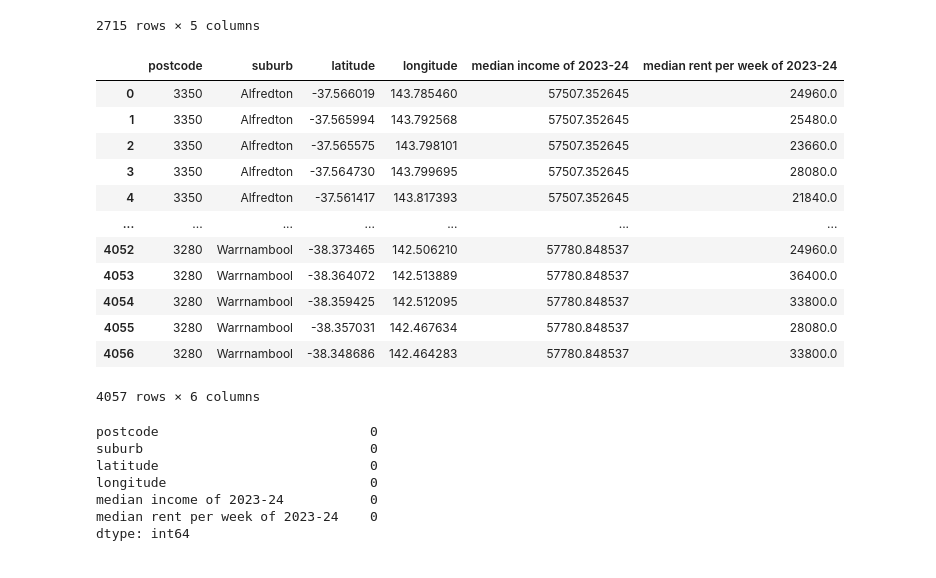
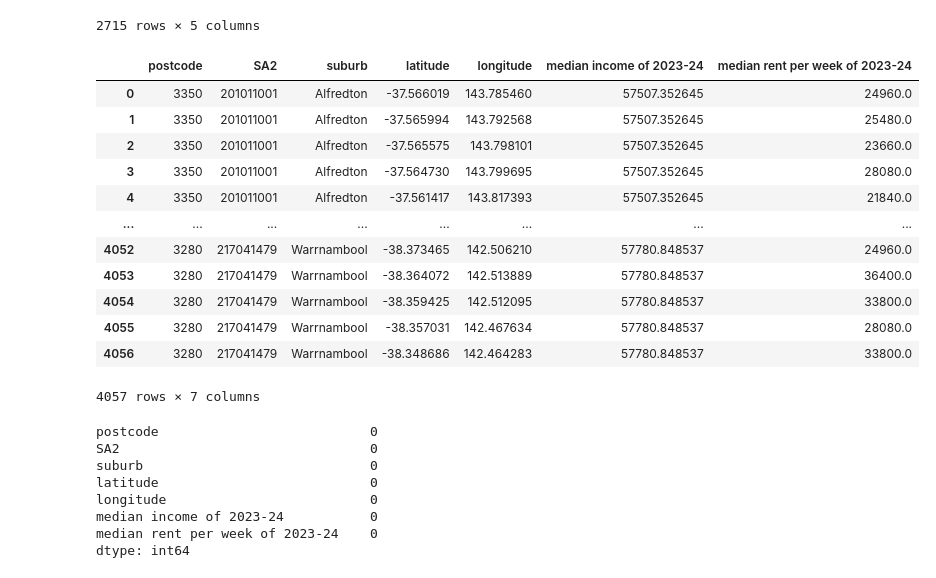
Before and after one commit to MAST30034-AppliedDataScience/project-2-group-real-estate-industry-project-7, a Jupyter notebook: notebooks/affordable.ipynb, the cells around one changed output. Drawn from its saved outputs; the diff is of its cells as text; code cells hidden in the pictures.

```diff
--- a/notebooks/affordable.ipynb
+++ b/notebooks/affordable.ipynb
@@ -102,7 +102,7 @@ yearly_income
 895 rows × 15 columns
 # %%
 # select the column we need
-yearly_income_selected = pd.DataFrame(yearly_income, columns=["postcode", "median income of 2023-24"])
+yearly_income_selected = pd.DataFrame(yearly_income, columns=["postcode", "SA2", "median income of 2023-24"])
 # %%
 yearly_income_selected
 # %% [output]
@@ -202,26 +202,27 @@ rent_data_selected
 2715 rows × 5 columns
 # %%
 combined_data = pd.merge(yearly_income_selected, rent_data_selected, on=['postcode'], how='inner')
-combined_data = combined_data[['postcode', 'suburb', 'latitude', 'longitude', 'median income of 2023-24', 'median rent per week of 2023-24']]
+combined_data = combined_data[['postcode', 'SA2', 'suburb', 'latitude', 'longitude', 'median income of 2023-24', 'median rent per week of 2023-24']]
 combined_data
 # %% [output]
-|  | postcode | suburb | latitude | longitude | median income of 2023-24 | median rent per week of 2023-24 |
-| 0 | 3350 | Alfredton | -37.566019 | 143.785460 | 57507.352645 | 24960.0 |
-| 1 | 3350 | Alfredton | -37.565994 | 143.792568 | 57507.352645 | 25480.0 |
-| 2 | 3350 | Alfredton | -37.565575 | 143.798101 | 57507.352645 | 23660.0 |
-| 3 | 3350 | Alfredton | -37.564730 | 143.799695 | 57507.352645 | 28080.0 |
-| 4 | 3350 | Alfredton | -37.561417 | 143.817393 | 57507.352645 | 21840.0 |
-| ... | ... | ... | ... | ... | ... | ... |
-| 4052 | 3280 | Warrnambool | -38.373465 | 142.506210 | 57780.848537 | 24960.0 |
-| 4053 | 3280 | Warrnambool | -38.364072 | 142.513889 | 57780.848537 | 36400.0 |
-| 4054 | 3280 | Warrnambool | -38.359425 | 142.512095 | 57780.848537 | 33800.0 |
-| 4055 | 3280 | Warrnambool | -38.357031 | 142.467634 | 57780.848537 | 28080.0 |
-| 4056 | 3280 | Warrnambool | -38.348686 | 142.464283 | 57780.848537 | 33800.0 |
+|  | postcode | SA2 | suburb | latitude | longitude | median income of 2023-24 | median rent per week of 2023-24 |
+| 0 | 3350 | 201011001 | Alfredton | -37.566019 | 143.785460 | 57507.352645 | 24960.0 |
+| 1 | 3350 | 201011001 | Alfredton | -37.565994 | 143.792568 | 57507.352645 | 25480.0 |
+| 2 | 3350 | 201011001 | Alfredton | -37.565575 | 143.798101 | 57507.352645 | 23660.0 |
+| 3 | 3350 | 201011001 | Alfredton | -37.564730 | 143.799695 | 57507.352645 | 28080.0 |
+| 4 | 3350 | 201011001 | Alfredton | -37.561417 | 143.817393 | 57507.352645 | 21840.0 |
+| ... | ... | ... | ... | ... | ... | ... | ... |
+| 4052 | 3280 | 217041479 | Warrnambool | -38.373465 | 142.506210 | 57780.848537 | 24960.0 |
+| 4053 | 3280 | 217041479 | Warrnambool | -38.364072 | 142.513889 | 57780.848537 | 36400.0 |
+| 4054 | 3280 | 217041479 | Warrnambool | -38.359425 | 142.512095 | 57780.848537 | 33800.0 |
+| 4055 | 3280 | 217041479 | Warrnambool | -38.357031 | 142.467634 | 57780.848537 | 28080.0 |
+| 4056 | 3280 | 217041479 | Warrnambool | -38.348686 | 142.464283 | 57780.848537 | 33800.0 |
-4057 rows × 6 columns
+4057 rows × 7 columns
 # %%
 combined_data.isnull().sum()
 # %% [output]
 postcode                           0
+SA2                                0
 suburb                             0
 latitude                           0
 longitude                          0
```
Also changed, not shown: parts of 6 cells of this notebook.
